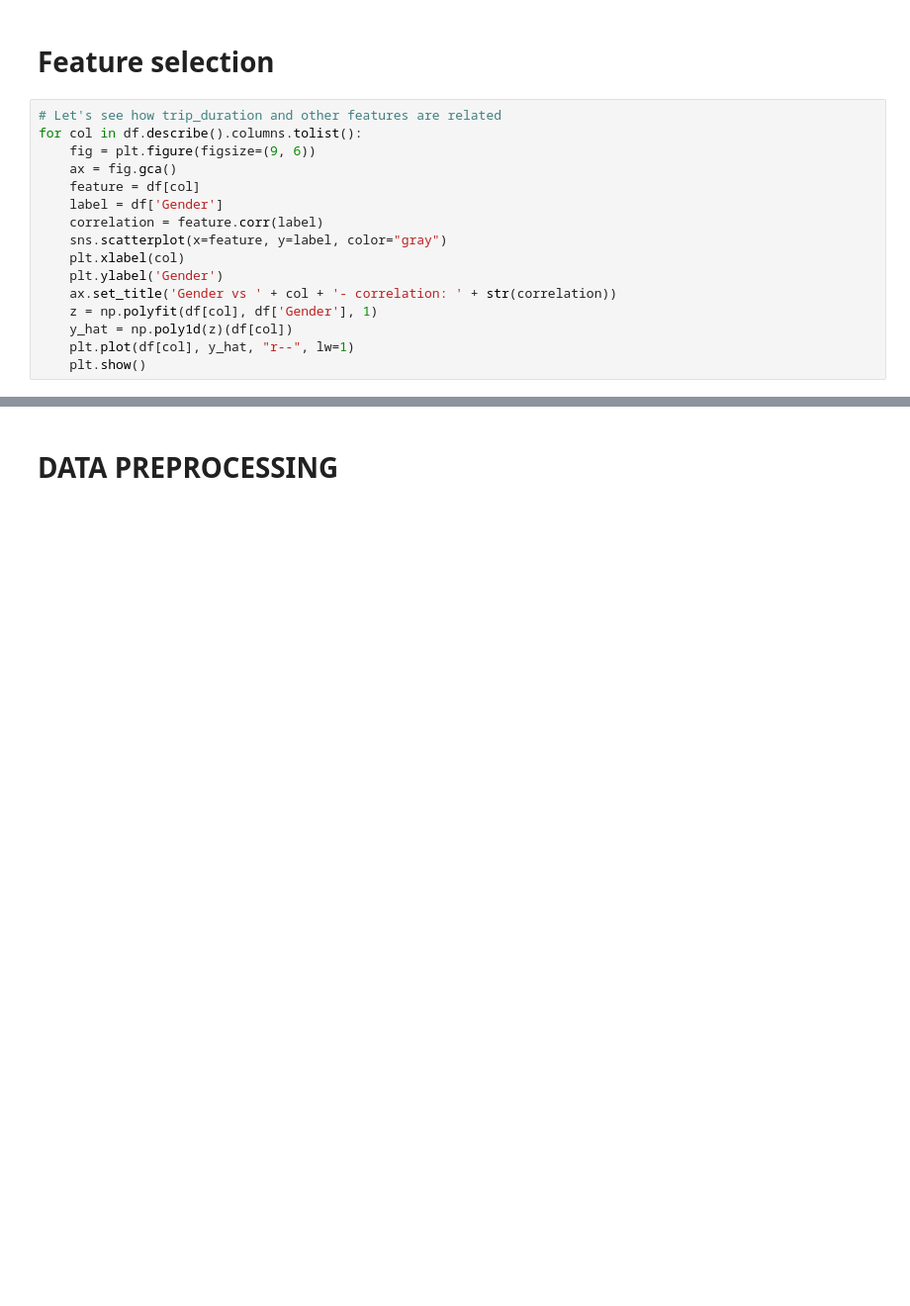
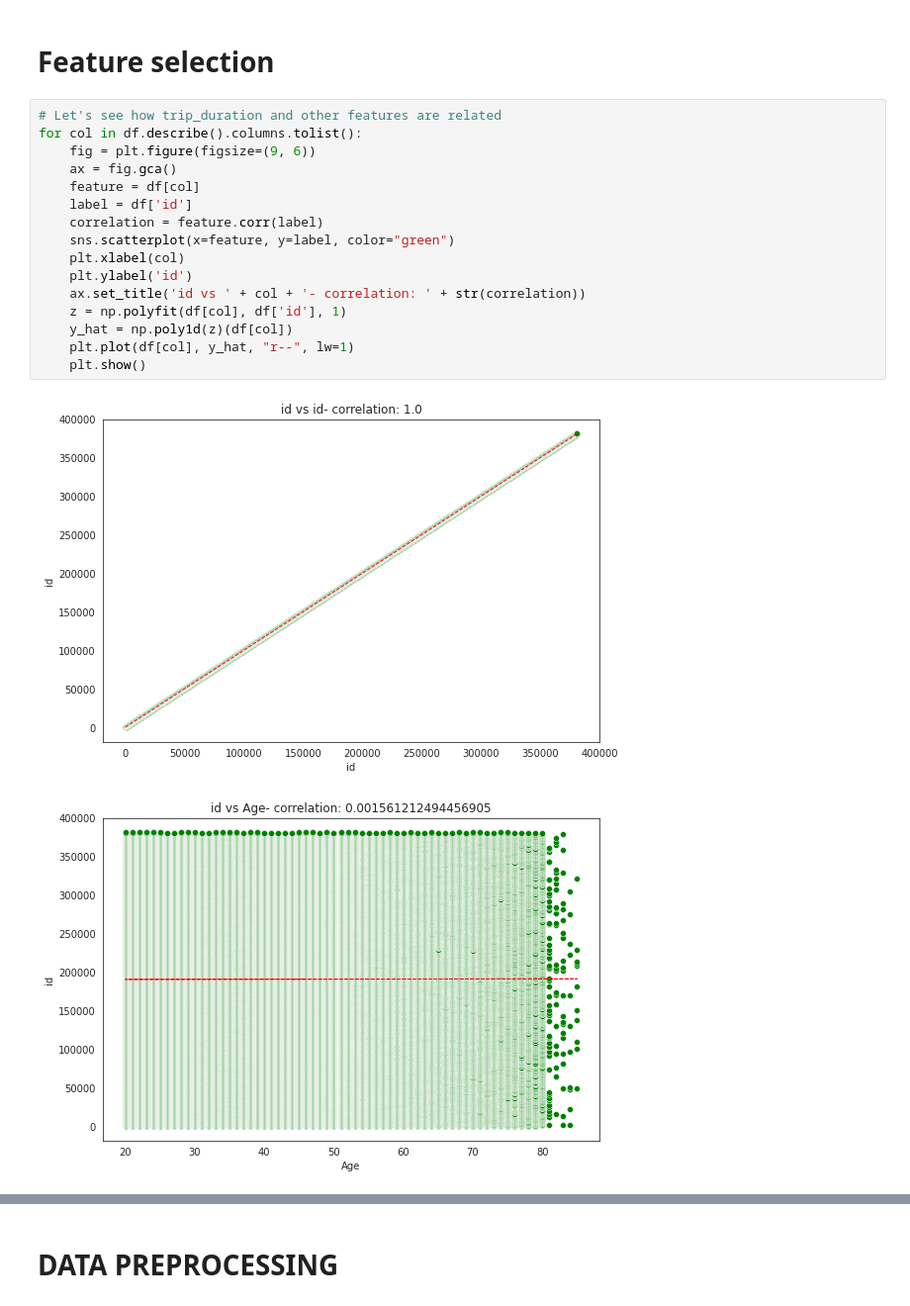
Before and after one commit to Rahul-2045/HEALTH-INSURANCE-CROSS-SELL-PREDICTION, a Jupyter notebook: TEAM_of_Sample_ML_Submission_Template.ipynb, the cells around one changed output, grey strips where cells are left out. Shown at 99% size. Saved outputs shown, nothing was run; the diff lists cells and outputs as text; blank space fills up the shorter version.

```diff
--- a/TEAM_of_Sample_ML_Submission_Template.ipynb
+++ b/TEAM_of_Sample_ML_Submission_Template.ipynb
@@ -842,16 +1005,19 @@ Answer Here.
 # %%
 # Let's see how trip_duration and other features are related
 for col in df.describe().columns.tolist():
     fig = plt.figure(figsize=(9, 6))
     ax = fig.gca()
     feature = df[col]
-    label = df['Gender']
+    label = df['id']
     correlation = feature.corr(label)
-    sns.scatterplot(x=feature, y=label, color="gray")
+    sns.scatterplot(x=feature, y=label, color="green")
     plt.xlabel(col)
-    plt.ylabel('Gender')
-    ax.set_title('Gender vs ' + col + '- correlation: ' + str(correlation))
-    z = np.polyfit(df[col], df['Gender'], 1)
+    plt.ylabel('id')
+    ax.set_title('id vs ' + col + '- correlation: ' + str(correlation))
+    z = np.polyfit(df[col], df['id'], 1)
     y_hat = np.poly1d(z)(df[col])
     plt.plot(df[col], y_hat, "r--", lw=1)
     plt.show()
+# %% [output]
+[figure, added]
+[figure, added]
```
Also changed, not shown: parts of 94 cells of this notebook.
